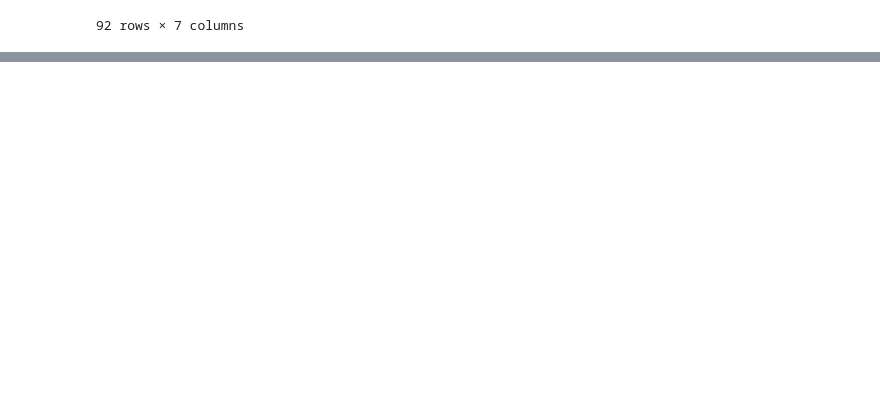
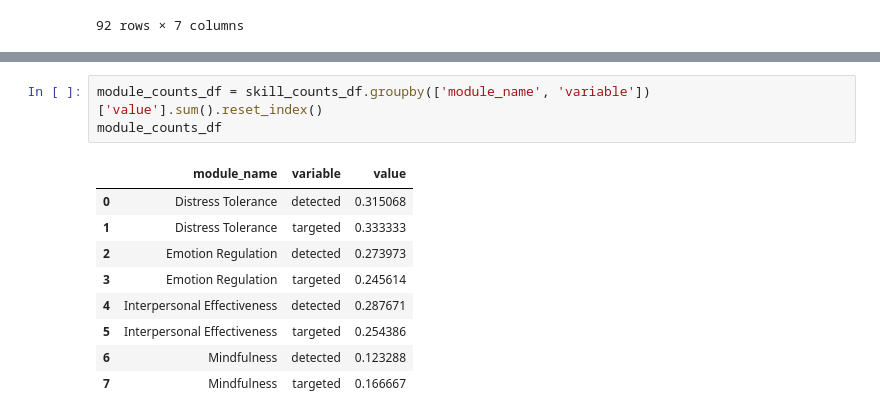
Before and after one commit to hecerinc/dbt-llm, a Jupyter notebook: src/Complete Pipeline.ipynb, the cells around one changed output, grey strips where cells are left out. Drawn from its saved outputs; the diff is of its cells as text; blank space fills up the shorter version.

```diff
--- a/src/Complete Pipeline.ipynb
+++ b/src/Complete Pipeline.ipynb
@@ -400,0 +414,13 @@ plt.tick_params(labelsize=10)
+# %%
+module_counts_df = skill_counts_df.groupby(['module_name', 'variable'])['value'].sum().reset_index()
+module_counts_df
+# %% [output]
+|  | module_name | variable | value |
+| 0 | Distress Tolerance | detected | 0.315068 |
+| 1 | Distress Tolerance | targeted | 0.333333 |
+| 2 | Emotion Regulation | detected | 0.273973 |
+| 3 | Emotion Regulation | targeted | 0.245614 |
+| 4 | Interpersonal Effectiveness | detected | 0.287671 |
+| 5 | Interpersonal Effectiveness | targeted | 0.254386 |
+| 6 | Mindfulness | detected | 0.123288 |
+| 7 | Mindfulness | targeted | 0.166667 |
```
Also changed, not shown: parts of 8 cells of this notebook, 1 other file.
